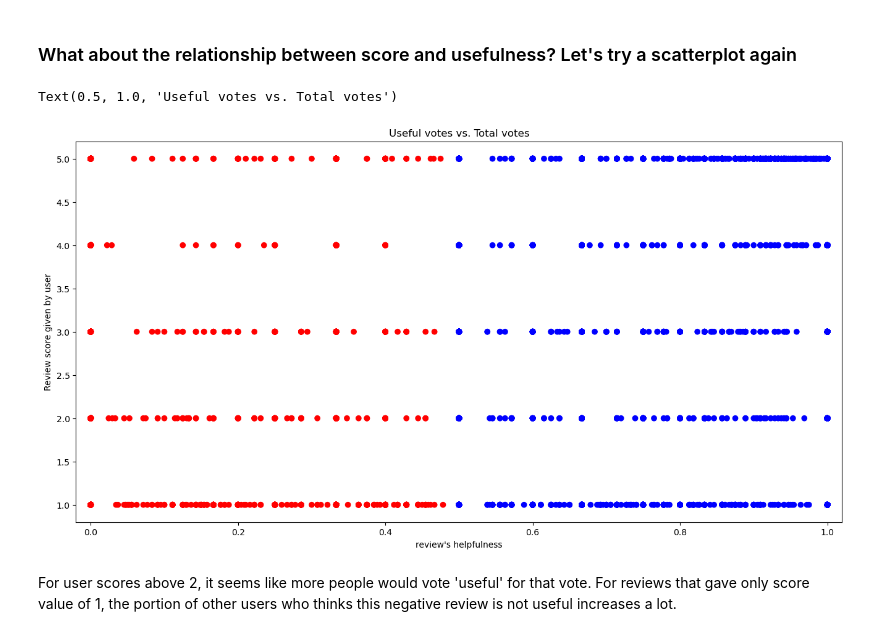
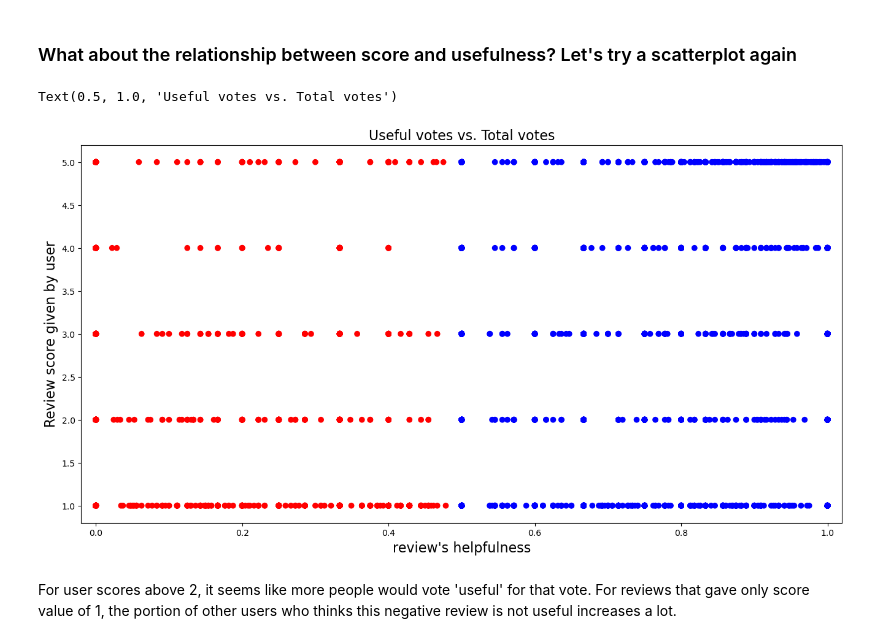
Before and after one commit to Caffretro/Comp7103_Assignment1_data_mining_and_NLP, a Jupyter notebook: data_visualization.ipynb, the cells around one changed output. Cells and saved outputs as stored; diff of their text form; code cells hidden in the pictures.

```diff
--- a/data_visualization.ipynb
+++ b/data_visualization.ipynb
@@ -102,12 +103,12 @@ Total votes: 21, useful votes: 1
 # %%
 plt.figure(figsize=(16, 8))
 plt.scatter(useful_reviews['HelpfulPortion'], useful_reviews['Score'], c=['red' if x < 0.5 else 'blue' for x in useful_reviews['HelpfulPortion']])
-plt.xlabel('review\'s helpfulness')
-plt.ylabel('Review score given by user')
+plt.xlabel('review\'s helpfulness', fontsize=16)
+plt.ylabel('Review score given by user', fontsize=16)
 plt.xlim((-0.02, 1.02))
-plt.title('Useful votes vs. Total votes')
+plt.title('Useful votes vs. Total votes', fontsize=16)
 # %% [output]
 Text(0.5, 1.0, 'Useful votes vs. Total votes')
-[figure, old version]
+[figure, new version]
 # %% [markdown]
 For user scores above 2, it seems like more people would vote 'useful' for that vote. For reviews that gave only score value of 1, the portion of other users who thinks this negative review is not useful increases a lot.
```
Also changed, not shown: parts of 1 cell of this notebook, 3 other files.
